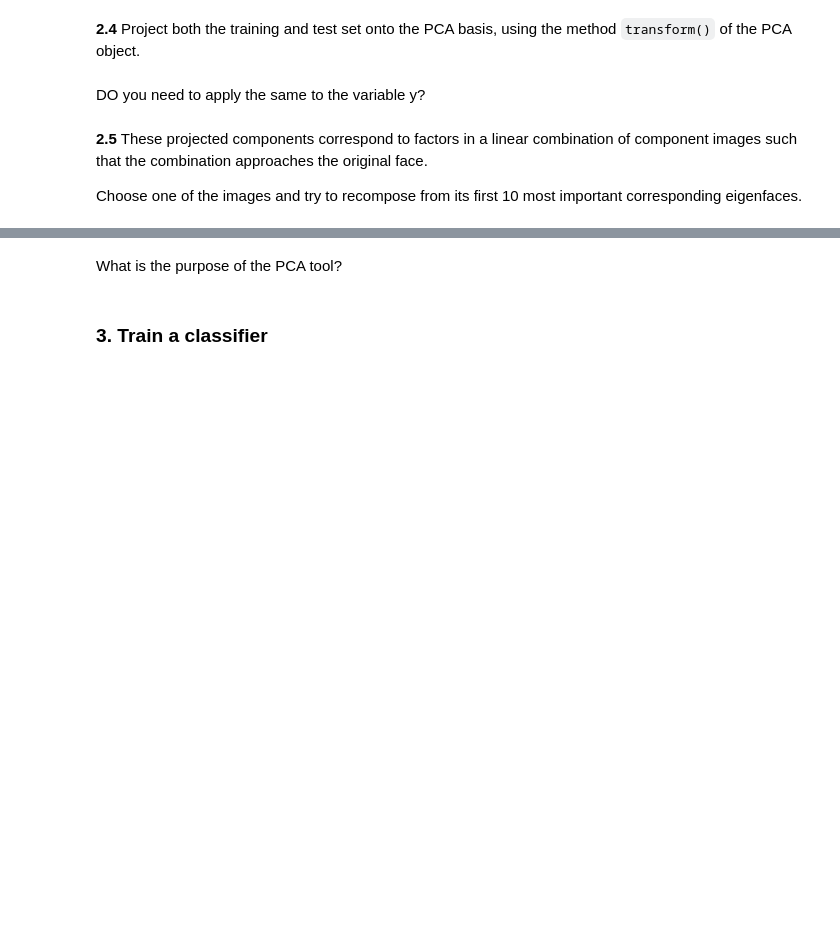
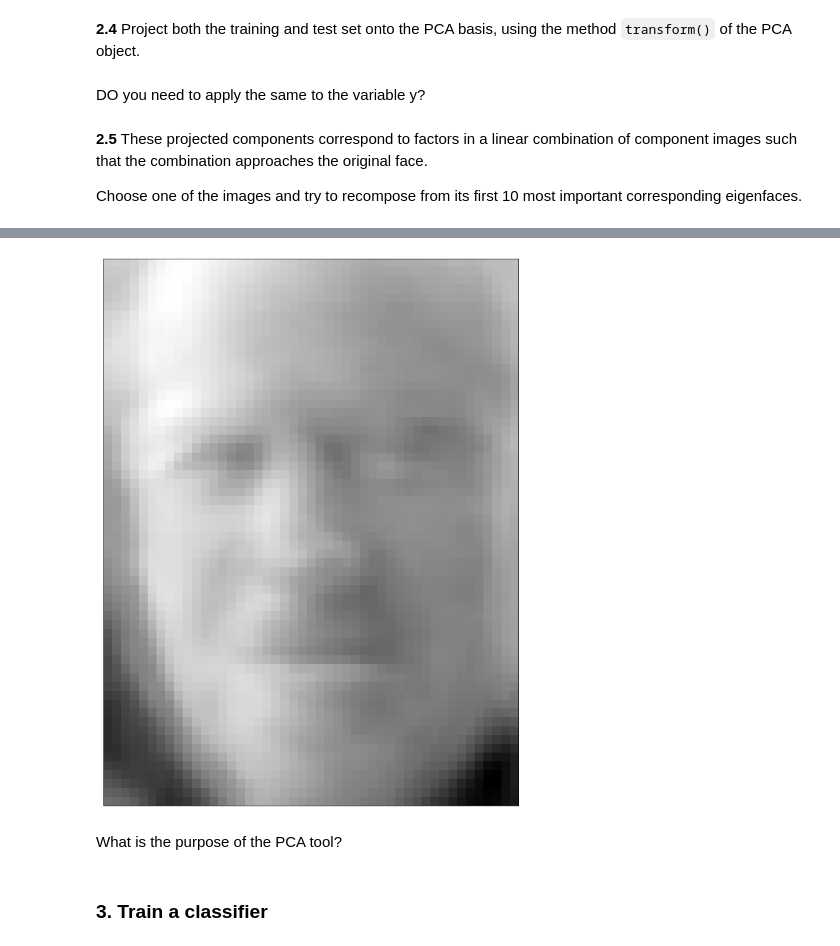
Before and after one commit to PauSolerValades/VA, a Jupyter notebook: Practica6/P6-Part2/P6-Part2.ipynb, the cells around one changed output, grey strips where cells are left out. Drawn from its saved outputs; the diff is of its cells as text; code cells hidden in the pictures; blank space fills up the shorter version.

```diff
--- a/Practica6/P6-Part2/P6-Part2.ipynb
+++ b/Practica6/P6-Part2/P6-Part2.ipynb
@@ -229,2 +286,5 @@ Note that the base components are ordered by their importance. We see that the f
+# %%
+trans_train = pca.transform(X_train)
+trans_test = pca.transform(X_test)
 # %% [markdown]
 DO you need to apply the same to the variable y?
@@ -243,2 +301,12 @@ Choose one of the images and try to recompose from its first 10 most important c
+# %%
+MOST_IMPORTANT = 10
+
+eigenvalues = trans_train[0]
+
+average = np.sum(np.array([eigenvalues[i]*eigenvectors[i] for i in range(0, MOST_IMPORTANT)]),axis=0)
+
+visualize_n([average])
+# %% [output]
+[figure, added]
 # %% [markdown]
 What is the purpose of the PCA tool?
```
Also changed, not shown: parts of 28 cells of this notebook.
